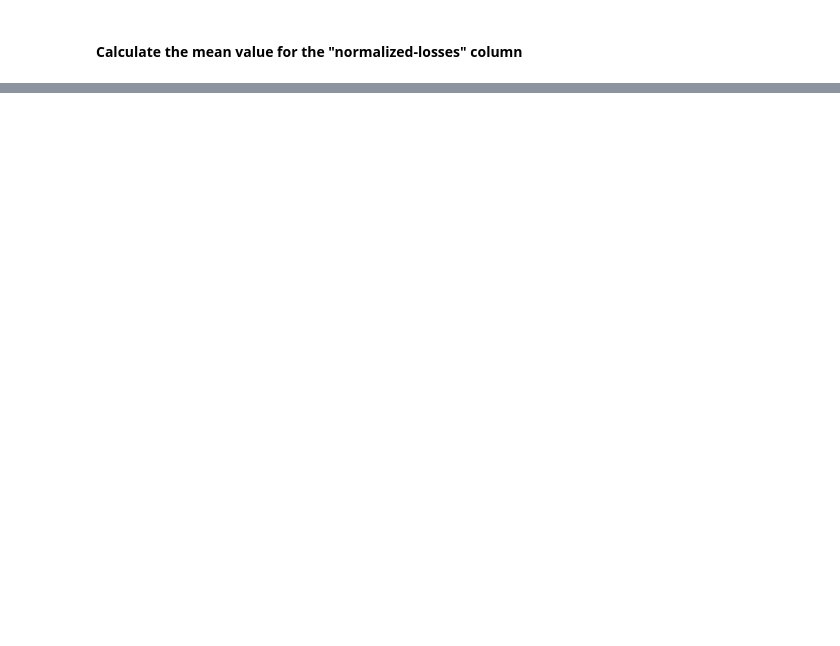
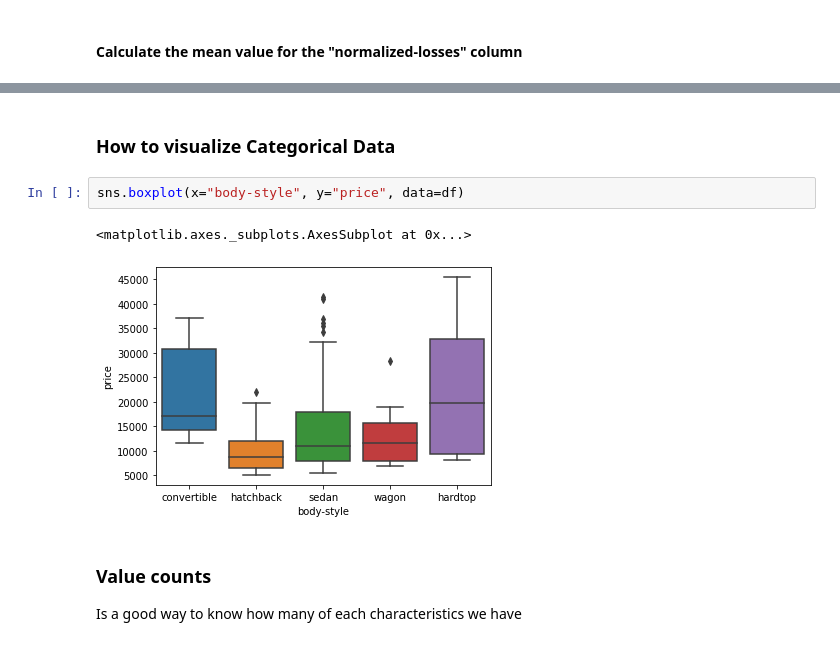
Before and after one commit to rodrigoromanguzman/Actividades_Aprendizaje-, a Jupyter notebook: semana6/module3_python_for_data_science.ipynb, the cells around one changed output, grey strips where cells are left out. Saved outputs shown, nothing was run; the diff lists cells and outputs as text; blank space fills up the shorter version.

```diff
--- a/semana6/module3_python_for_data_science.ipynb
+++ b/semana6/module3_python_for_data_science.ipynb
@@ -264,0 +116,10 @@ Text(0.5, 1.0, 'horsepower bins')
+# %% [markdown]
+<h3>How to visualize Categorical Data</h3>
+# %%
+sns.boxplot(x="body-style", y="price", data=df)
+# %% [output]
+<matplotlib.axes._subplots.AxesSubplot at 0x...>
+[figure, added]
+# %% [markdown]
+<h3>Value counts</h3>
+<p>Is a good way to know how many of each characteristics we have</p>
```
Also changed, not shown: parts of 54 cells of this notebook.
